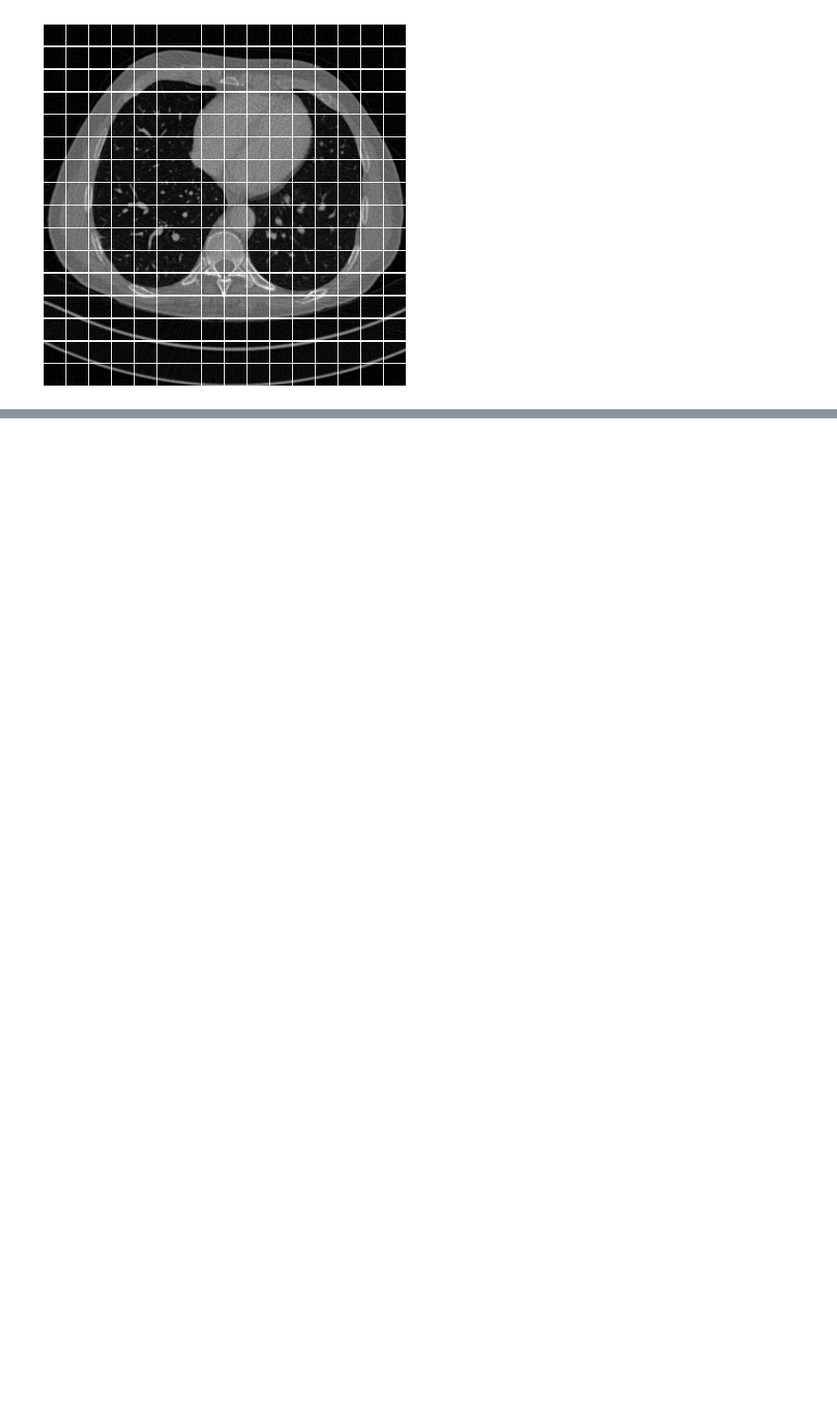
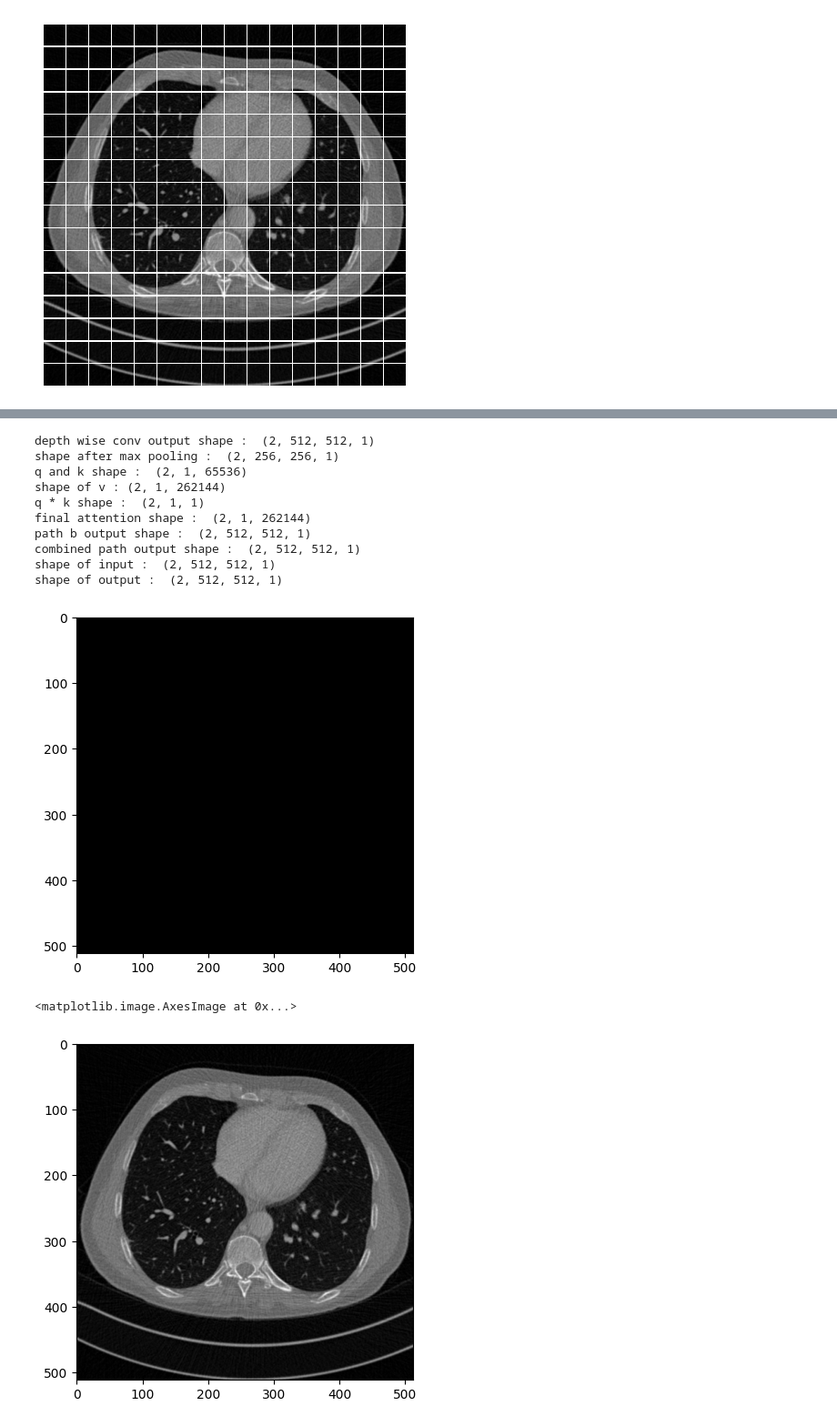
Before and after one commit to rtarun9/image-denoising-experiments, a Jupyter notebook: src/denoising-models/hformer_vit/blocks.ipynb, the cells around one changed output, grey strips where cells are left out. Shown at 91% size. Cells and saved outputs as stored; diff of their text form; code cells hidden in the pictures; blank space fills up the shorter version.

```diff
--- a/src/denoising-models/hformer_vit/blocks.ipynb
+++ b/src/denoising-models/hformer_vit/blocks.ipynb
@@ -144,0 +370,27 @@ plt.show()
+# %%
+# Testing of Hformer block
+
+output = HformerBlock(depth_wise_conv_kernel_size=7, maxpool_kernel_size=2, C = 1, attention_scaling_factor=1)(x_data)
+
+print('shape of input : ', x_data.shape)
+print('shape of output : ', output.shape)
+
+# Visualizion of the output of the convolution block
+plt.imshow(output[0], cmap='gray', vmin=0, vmax=1)
+plt.show()
+
+plt.imshow(x_data[0], cmap='gray')
+# %% [output]
+depth wise conv output shape :  (2, 512, 512, 1)
+shape after max pooling :  (2, 256, 256, 1)
+q and k shape :  (2, 1, 65536)
+shape of v : (2, 1, 262144)
+q * k shape :  (2, 1, 1)
+final attention shape :  (2, 1, 262144)
+path b output shape :  (2, 512, 512, 1)
+combined path output shape :  (2, 512, 512, 1)
+shape of input :  (2, 512, 512, 1)
+shape of output :  (2, 512, 512, 1)
+[figure, added]
+<matplotlib.image.AxesImage at 0x...>
+[figure, added]
```
Also changed, not shown: parts of 14 cells of this notebook, 2 other files.
